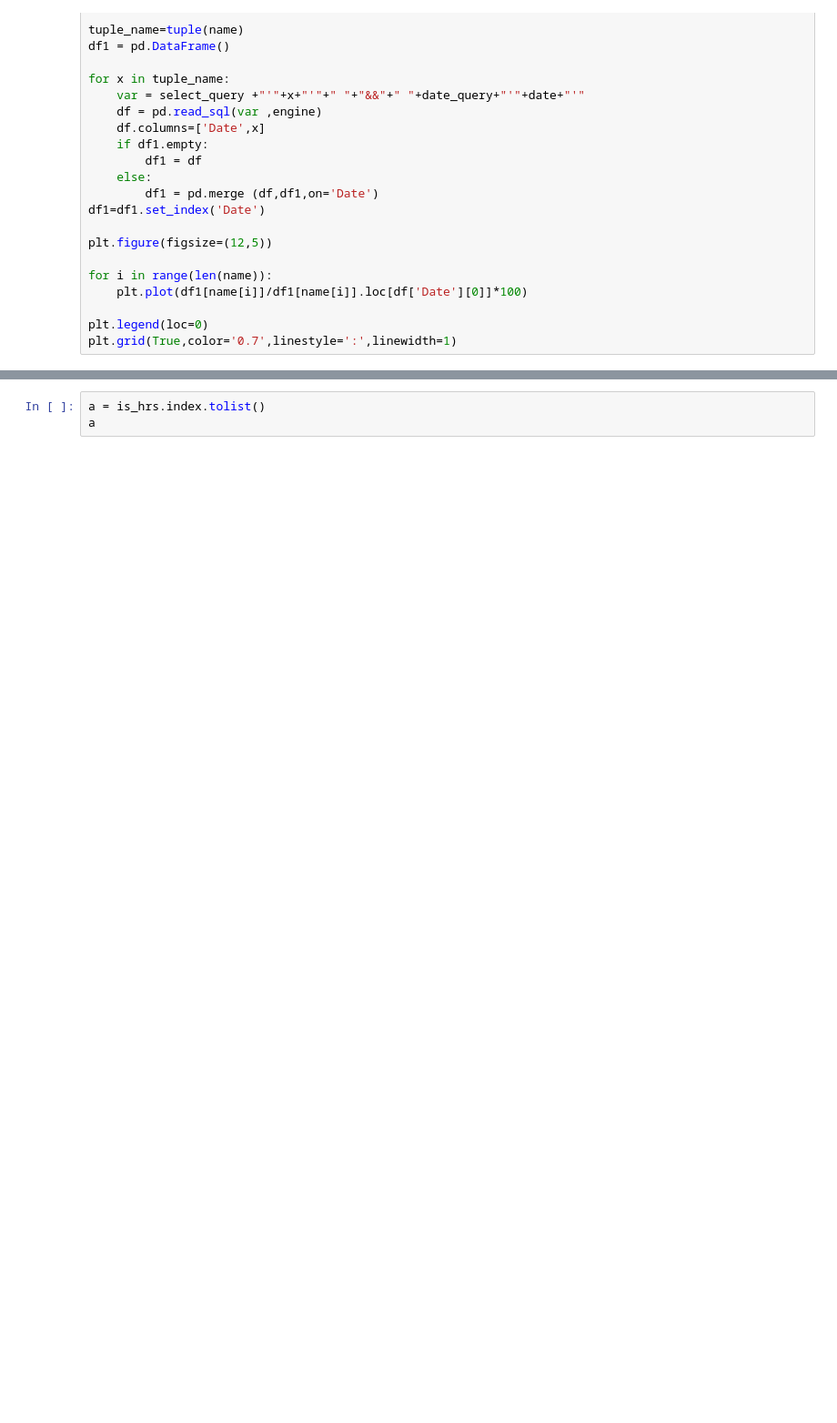
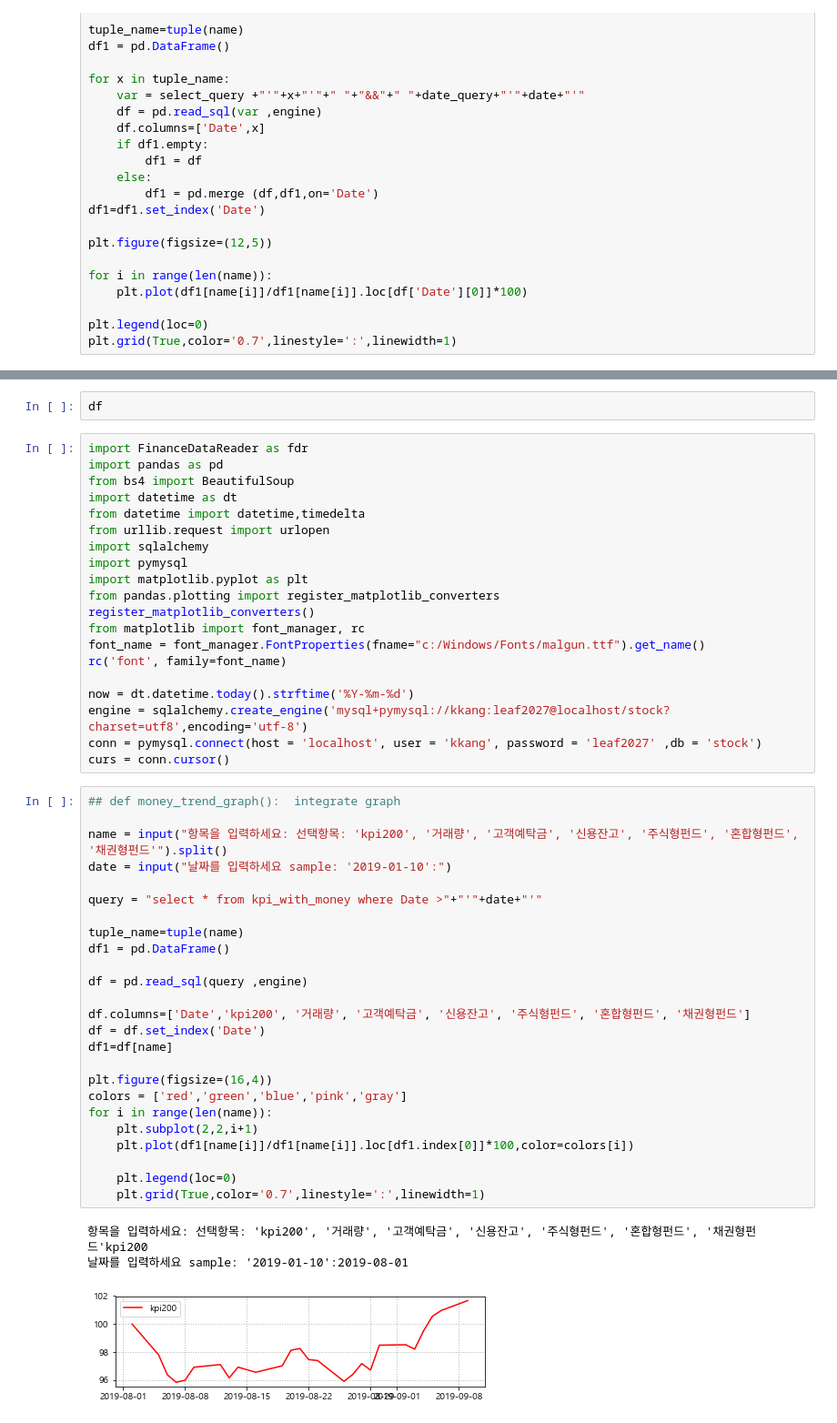
Before and after one commit to linux386/first_module, a Jupyter notebook: Attempt.ipynb, the cells around one changed output, grey strips where cells are left out. Shown at 91% size. Drawn from its saved outputs; the diff is of its cells as text; blank space fills up the shorter version.

Commit message:
kkang

```diff
--- a/Attempt.ipynb
+++ b/Attempt.ipynb
@@ -747,6 +675,54 @@ for i in range(len(name)):
 
 plt.legend(loc=0)
 plt.grid(True,color='0.7',linestyle=':',linewidth=1)
-# %%
-a = is_hrs.index.tolist()
-a
+# %%
+df
+# %%
+import FinanceDataReader as fdr
+import pandas as pd
+from bs4 import BeautifulSoup
+import datetime as dt
+from datetime import datetime,timedelta
+from urllib.request import urlopen
+import sqlalchemy
+import pymysql
+import matplotlib.pyplot as plt
+from pandas.plotting import register_matplotlib_converters
+register_matplotlib_converters()
+from matplotlib import font_manager, rc
+font_name = font_manager.FontProperties(fname="c:/Windows/Fonts/malgun.ttf").get_name()
+rc('font', family=font_name)
+
+now = dt.datetime.today().strftime('%Y-%m-%d')
+engine = sqlalchemy.create_engine('mysql+pymysql://kkang:leaf2027@localhost/stock?charset=utf8',encoding='utf-8')
+conn = pymysql.connect(host = 'localhost', user = 'kkang', password = 'leaf2027' ,db = 'stock')
+curs = conn.cursor()
+# %%
+## def money_trend_graph():  integrate graph
+
+name = input("항목을 입력하세요: 선택항목: 'kpi200', '거래량', '고객예탁금', '신용잔고', '주식형펀드', '혼합형펀드', '채권형펀드'").split()
+date = input("날짜를 입력하세요 sample: '2019-01-10':")
+
+query = "select * from kpi_with_money where Date >"+"'"+date+"'"
+
+tuple_name=tuple(name)
+df1 = pd.DataFrame()
+
+df = pd.read_sql(query ,engine)
+
+df.columns=['Date','kpi200', '거래량', '고객예탁금', '신용잔고', '주식형펀드', '혼합형펀드', '채권형펀드']
+df = df.set_index('Date')
+df1=df[name]
+
+plt.figure(figsize=(16,4))
+colors = ['red','green','blue','pink','gray']
+for i in range(len(name)):
+    plt.subplot(2,2,i+1)
+    plt.plot(df1[name[i]]/df1[name[i]].loc[df1.index[0]]*100,color=colors[i])
+
+    plt.legend(loc=0)
+    plt.grid(True,color='0.7',linestyle=':',linewidth=1)
+# %% [output]
+항목을 입력하세요: 선택항목: 'kpi200', '거래량', '고객예탁금', '신용잔고', '주식형펀드', '혼합형펀드', '채권형펀드'kpi200
+날짜를 입력하세요 sample: '2019-01-10':2019-08-01
+[figure, added]
```
Also changed, not shown: parts of 11 cells of this notebook, 5 other files.
